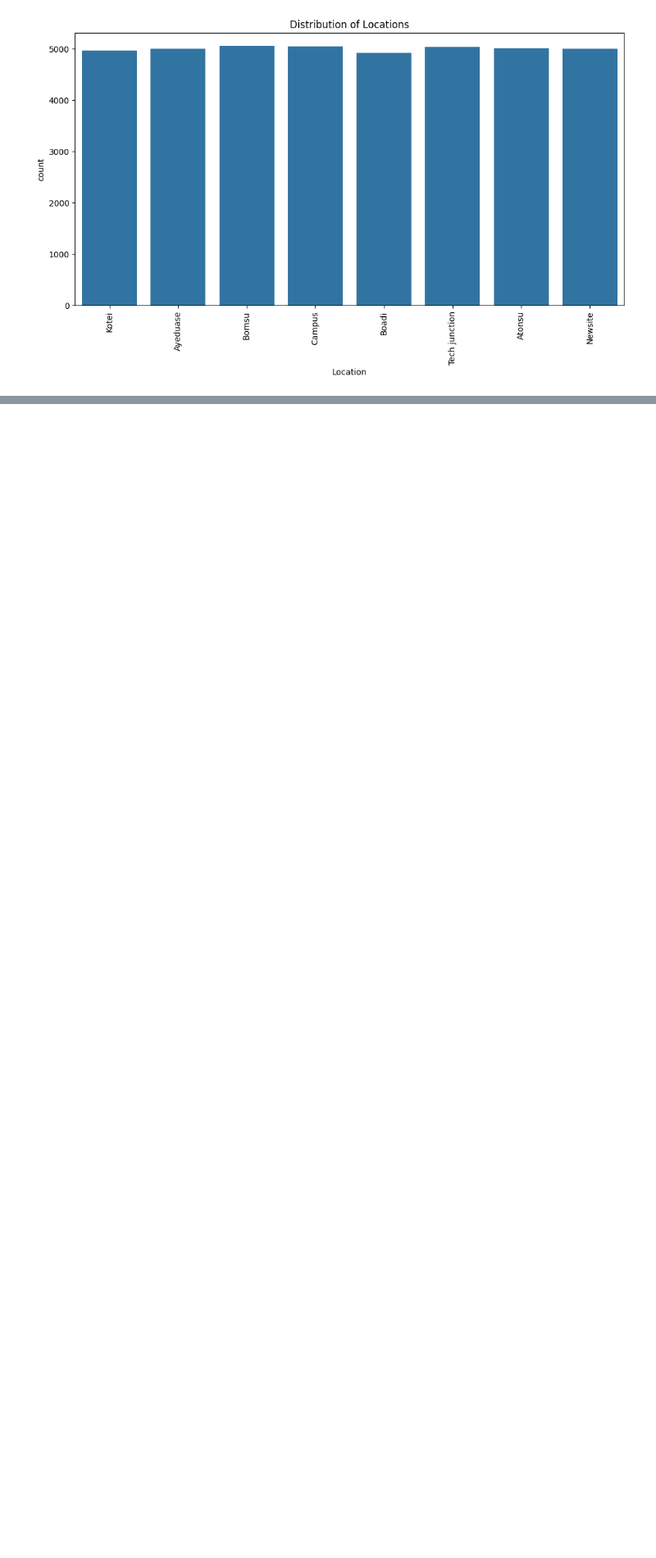
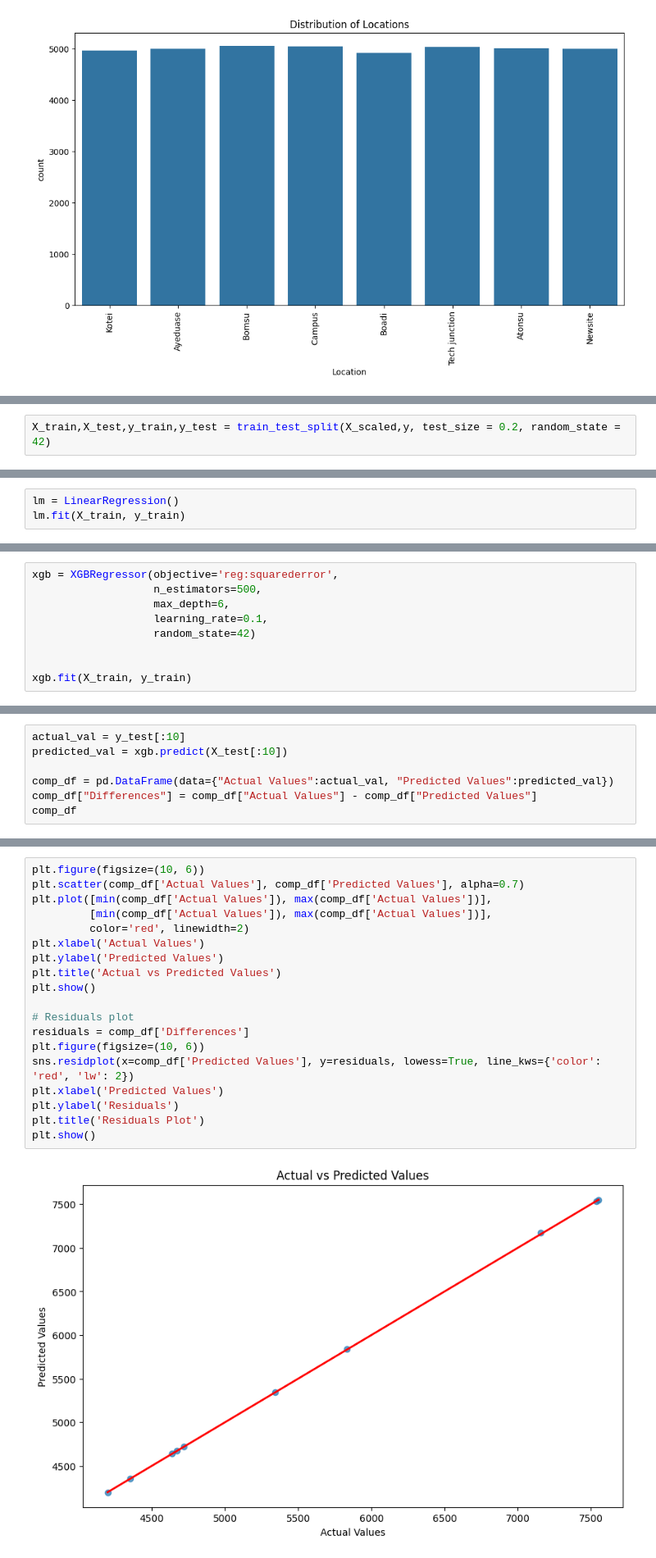
Before and after one commit to Cyril-Dzantor/Hostel-pricing-model, a Jupyter notebook: notebooks/hostel_pricing_model.ipynb, the cells around one changed output, grey strips where cells are left out. Shown at 82% size. Cells and saved outputs as stored; diff of their text form; blank space fills up the shorter version.

```diff
--- a/notebooks/hostel_pricing_model.ipynb
+++ b/notebooks/hostel_pricing_model.ipynb
@@ -79,0 +188,2 @@ plt.show()
+# %%
+X_train,X_test,y_train,y_test = train_test_split(X_scaled,y, test_size = 0.2, random_state = 42)
@@ -79,0 +192,3 @@ plt.show()
+# %%
+lm = LinearRegression()
+lm.fit(X_train, y_train)
@@ -79,0 +234,9 @@ plt.show()
+# %%
+xgb = XGBRegressor(objective='reg:squarederror',
+                   n_estimators=500,
+                   max_depth=6,
+                   learning_rate=0.1,
+                   random_state=42)
+
+
+xgb.fit(X_train, y_train)
@@ -79,0 +255,7 @@ plt.show()
+# %%
+actual_val = y_test[:10]
+predicted_val = xgb.predict(X_test[:10])
+
+comp_df = pd.DataFrame(data={"Actual Values":actual_val, "Predicted Values":predicted_val})
+comp_df["Differences"] = comp_df["Actual Values"] - comp_df["Predicted Values"]
+comp_df
@@ -79,0 +288,21 @@ plt.show()
+# %%
+plt.figure(figsize=(10, 6))
+plt.scatter(comp_df['Actual Values'], comp_df['Predicted Values'], alpha=0.7)
+plt.plot([min(comp_df['Actual Values']), max(comp_df['Actual Values'])],
+         [min(comp_df['Actual Values']), max(comp_df['Actual Values'])],
+         color='red', linewidth=2)
+plt.xlabel('Actual Values')
+plt.ylabel('Predicted Values')
+plt.title('Actual vs Predicted Values')
+plt.show()
+
+# Residuals plot
+residuals = comp_df['Differences']
+plt.figure(figsize=(10, 6))
+sns.residplot(x=comp_df['Predicted Values'], y=residuals, lowess=True, line_kws={'color': 'red', 'lw': 2})
+plt.xlabel('Predicted Values')
+plt.ylabel('Residuals')
+plt.title('Residuals Plot')
+plt.show()
+# %% [output]
+[figure, added]
```
Also changed, not shown: parts of 36 cells of this notebook.
